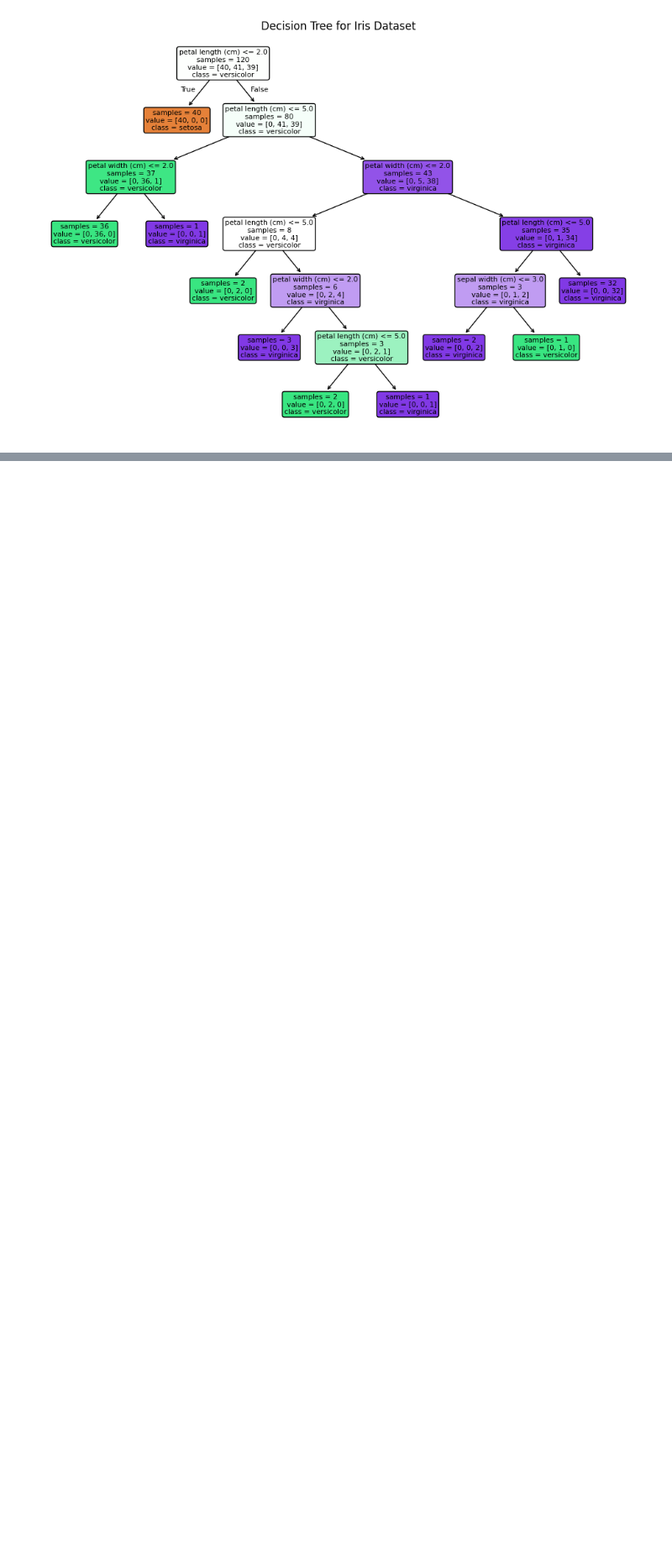
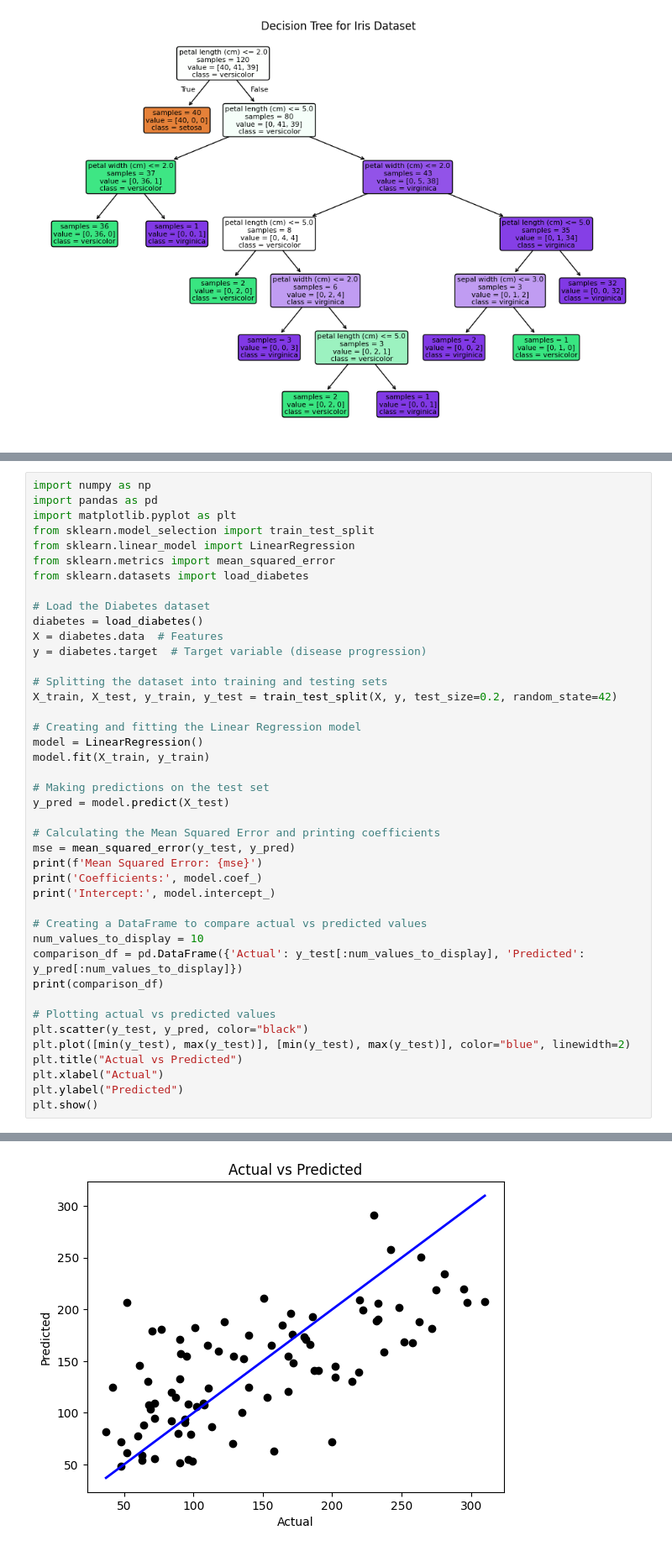
Before and after one commit to risav-pyakurel/Python, a Jupyter notebook: DataWareHouse.ipynb, the cells around one changed output, grey strips where cells are left out. Shown: that part at 84% size. Drawn from its saved outputs; the diff is of its cells as text; blank space fills up the shorter version.

```diff
--- a/DataWareHouse.ipynb
+++ b/DataWareHouse.ipynb
@@ -614,0 +619,43 @@ plt.show()
+# %%
+import numpy as np
+import pandas as pd
+import matplotlib.pyplot as plt
+from sklearn.model_selection import train_test_split
+from sklearn.linear_model import LinearRegression
+from sklearn.metrics import mean_squared_error
+from sklearn.datasets import load_diabetes
+
+# Load the Diabetes dataset
+diabetes = load_diabetes()
+X = diabetes.data  # Features
+y = diabetes.target  # Target variable (disease progression)
+
+# Splitting the dataset into training and testing sets
+X_train, X_test, y_train, y_test = train_test_split(X, y, test_size=0.2, random_state=42)
+
+# Creating and fitting the Linear Regression model
+model = LinearRegression()
+model.fit(X_train, y_train)
+
+# Making predictions on the test set
+y_pred = model.predict(X_test)
+
+# Calculating the Mean Squared Error and printing coefficients
+mse = mean_squared_error(y_test, y_pred)
+print(f'Mean Squared Error: {mse}')
+print('Coefficients:', model.coef_)
+print('Intercept:', model.intercept_)
+
+# Creating a DataFrame to compare actual vs predicted values
+num_values_to_display = 10
+comparison_df = pd.DataFrame({'Actual': y_test[:num_values_to_display], 'Predicted': y_pred[:num_values_to_display]})
+print(comparison_df)
+
+# Plotting actual vs predicted values
+plt.scatter(y_test, y_pred, color="black")
+plt.plot([min(y_test), max(y_test)], [min(y_test), max(y_test)], color="blue", linewidth=2)
+plt.title("Actual vs Predicted")
+plt.xlabel("Actual")
+plt.ylabel("Predicted")
+plt.show()
+# %% [output]
@@ -614,0 +677 @@ plt.show()
+[figure, added]
```
Also changed, not shown: parts of 3 cells of this notebook.
